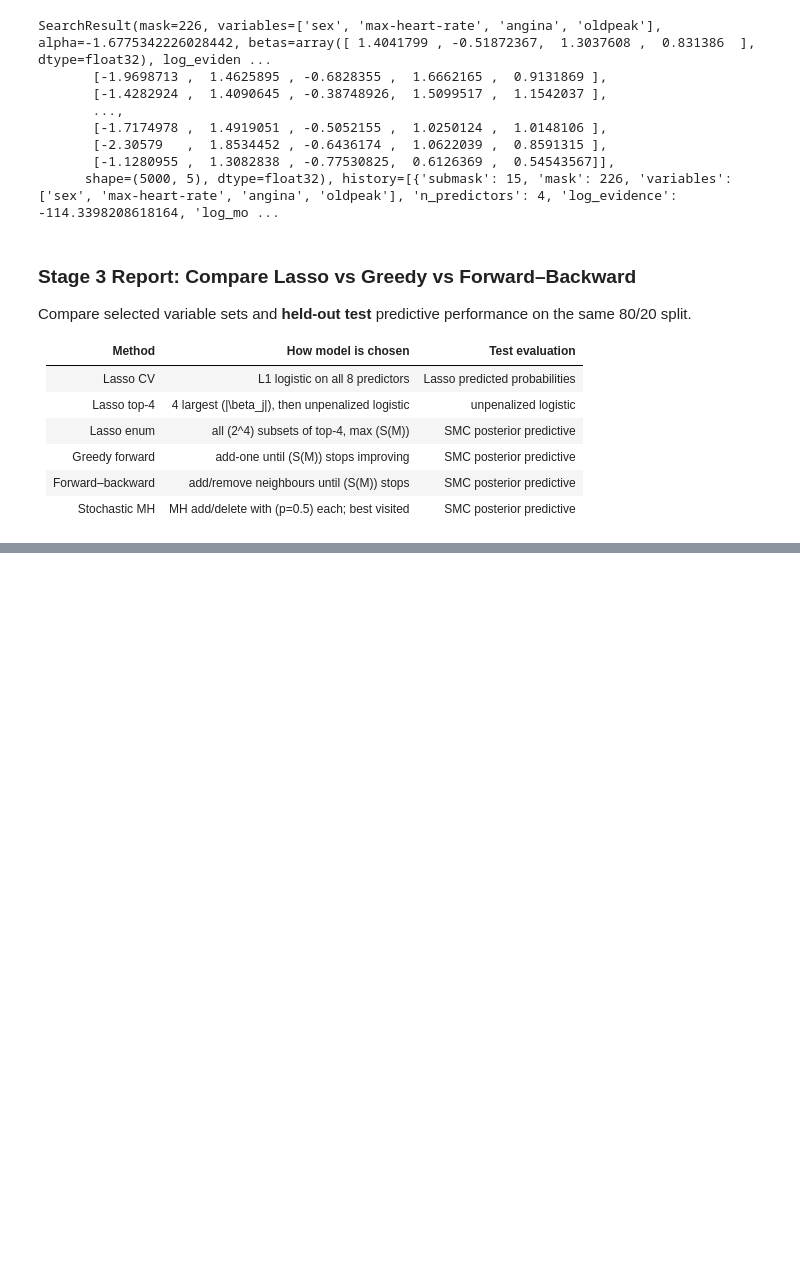
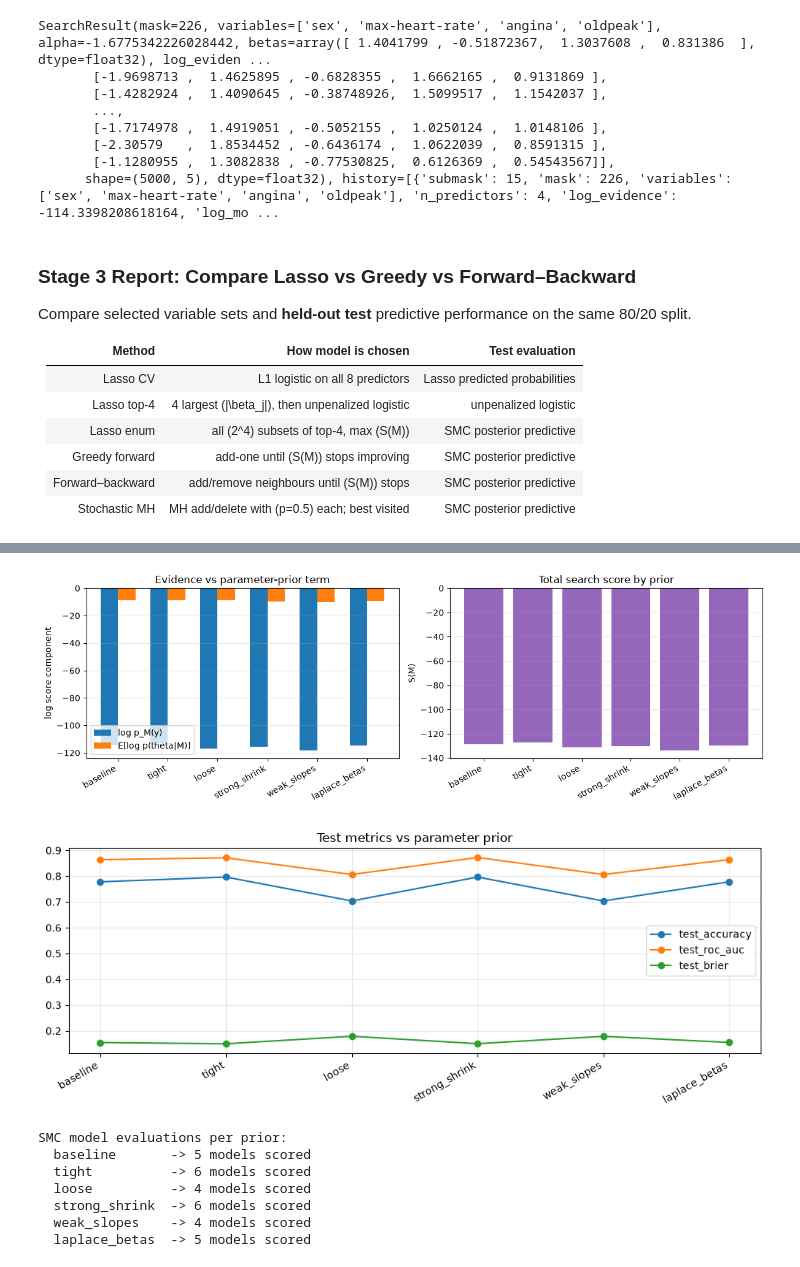
Before and after one commit to saobangmath/MiniProject-PhD-, a Jupyter notebook: MCMC/model-selection.ipynb, the cells around one changed output, grey strips where cells are left out. Cells and saved outputs as stored; diff of their text form; code cells hidden in the pictures; blank space fills up the shorter version.

```diff
--- a/MCMC/model-selection.ipynb
+++ b/MCMC/model-selection.ipynb
@@ -1300,0 +1464,62 @@ Lower is better: test_brier, test_log_loss
+# %%
+import matplotlib.pyplot as plt
+
+# Compare S(M) components across priors for the selected model of each run
+fig, axes = plt.subplots(1, 2, figsize=(12, 4))
+
+plot_df = prior_sensitivity_df.copy()
+x = np.arange(len(plot_df))
+width = 0.35
+
+axes[0].bar(x - width / 2, plot_df["log_evidence"], width, label="log p_M(y)")
+axes[0].bar(x + width / 2, plot_df["log_param_prior"], width, label="E[log p(theta|M)]")
+axes[0].set_xticks(x)
+axes[0].set_xticklabels(plot_df["param_prior"], rotation=30, ha="right")
+axes[0].set_ylabel("log score component")
+axes[0].set_title("Evidence vs parameter-prior term")
+axes[0].legend()
+axes[0].grid(axis="y", alpha=0.3)
+
+axes[1].bar(x, plot_df["S(M)"], color="tab:purple")
+axes[1].set_xticks(x)
+axes[1].set_xticklabels(plot_df["param_prior"], rotation=30, ha="right")
+axes[1].set_ylabel("S(M)")
+axes[1].set_title("Total search score by prior")
+axes[1].grid(axis="y", alpha=0.3)
+
+plt.tight_layout()
+plt.show()
+
+# Held-out test metrics (should be compared only after models are selected)
+fig, ax = plt.subplots(figsize=(10, 4))
+x = np.arange(len(plot_df))
+for metric, color in [
+    ("test_accuracy", "tab:blue"),
+    ("test_roc_auc", "tab:green"),
+    ("test_brier", "tab:orange"),
+]:
+    ax.plot(x, plot_df[metric], marker="o", label=metric)
+ax.set_xticks(x)
+ax.set_xticklabels(plot_df["param_prior"], rotation=30, ha="right")
+ax.set_title("Test metrics vs parameter prior")
+ax.grid(alpha=0.3)
+ax.legend()
+plt.tight_layout()
+plt.show()
+
+# Optional: overlay greedy paths (number of SMC evaluations) from history
+if prior_sensitivity_results:
+    print("SMC model evaluations per prior:")
+    for (_, prior_name), result in prior_sensitivity_results.items():
+        n_evals = len(result.history)
+        print(f"  {prior_name:<14} -> {n_evals} models scored")
+# %% [output]
+[figure, added]
+[figure, added]
+SMC model evaluations per prior:
+  baseline       -> 5 models scored
+  tight          -> 6 models scored
+  loose          -> 4 models scored
+  strong_shrink  -> 6 models scored
+  weak_slopes    -> 4 models scored
+  laplace_betas  -> 5 models scored
```
Also changed, not shown: parts of 3 cells of this notebook, 3 other files.
